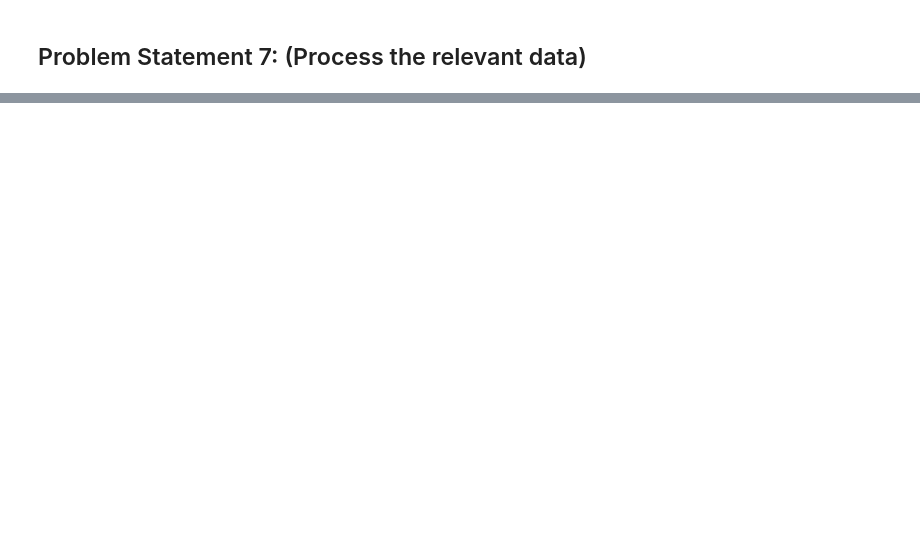
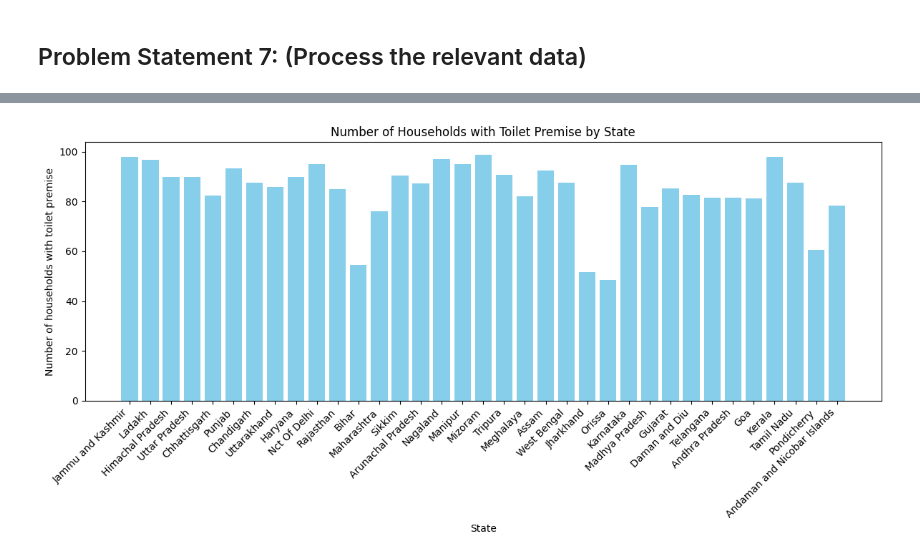
Before and after one commit to prathamchopra001/Healthcare-Data-Cleaning, a Jupyter notebook: DS - Python + SQL + ETL - Healthcare Census(new)/data_cleaning_7-9.ipynb, the cells around one changed output, grey strips where cells are left out. Saved outputs shown, nothing was run; the diff lists cells and outputs as text; code cells hidden in the pictures; blank space fills up the shorter version.

```diff
--- a/DS - Python + SQL + ETL - Healthcare Census(new)/data_cleaning_7-9.ipynb
+++ b/DS - Python + SQL + ETL - Healthcare Census(new)/data_cleaning_7-9.ipynb
@@ -108,0 +203,13 @@ District: Purba Medinipur, Percentage Difference: 85.69%
+# %%
+toilet_Percentage = ((merged_data["Households_Rural_Toilet_Premise"] + merged_data["Households_Urban_Toilet_Premise"]) / (merged_data["Households_Rural_y"] + merged_data["Households_Urban_y"])) * 100
+
+plt.figure(figsize=(12, 6))
+plt.bar(merged_data["State/UT"], toilet_Percentage, color="skyblue")
+plt.xlabel("State")
+plt.ylabel("Number of households with toilet premise")
+plt.title("Number of Households with Toilet Premise by State")
+plt.xticks(rotation=45, ha="right")
+plt.tight_layout()
+plt.show()
+# %% [output]
+[figure, added]
```
Also changed, not shown: parts of 30 cells of this notebook, 11 other files.
